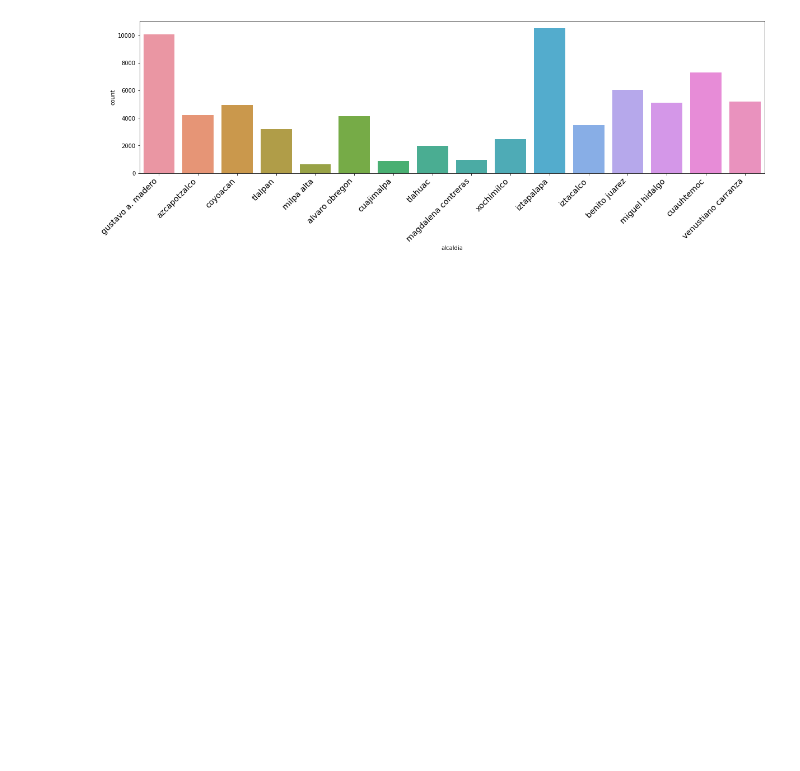
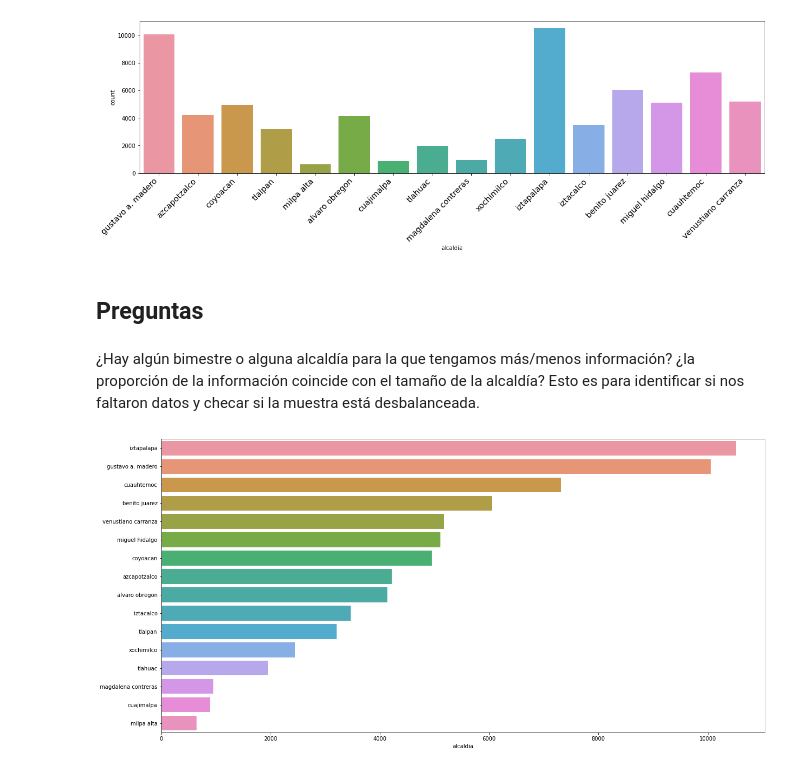
Before and after one commit to ElenaVillano/eda_geda_conagua, a Jupyter notebook: lau_geda.ipynb, the cells around one changed output. Drawn from its saved outputs; the diff is of its cells as text; code cells hidden in the pictures; blank space fills up the shorter version.

```diff
--- a/lau_geda.ipynb
+++ b/lau_geda.ipynb
@@ -201,0 +104,9 @@ chart.set_xticklabels(rotation=45, horizontalalignment='right', fontsize='x-larg
+# %% [markdown]
+## Preguntas
+# %% [markdown]
+¿Hay algún bimestre o alguna alcaldía para la que tengamos más/menos información? ¿la proporción de la información coincide con el tamaño de la alcaldía? Esto es para identificar si nos faltaron datos y checar si la muestra está desbalanceada.
+# %%
+plt.figure(figsize=(20,10))
+ax = sns.barplot(x=df.alcaldia.value_counts(), y=df.alcaldia.value_counts().index, data=df)
+# %% [output]
+[figure, added]
```
Also changed, not shown: parts of 19 cells of this notebook.
